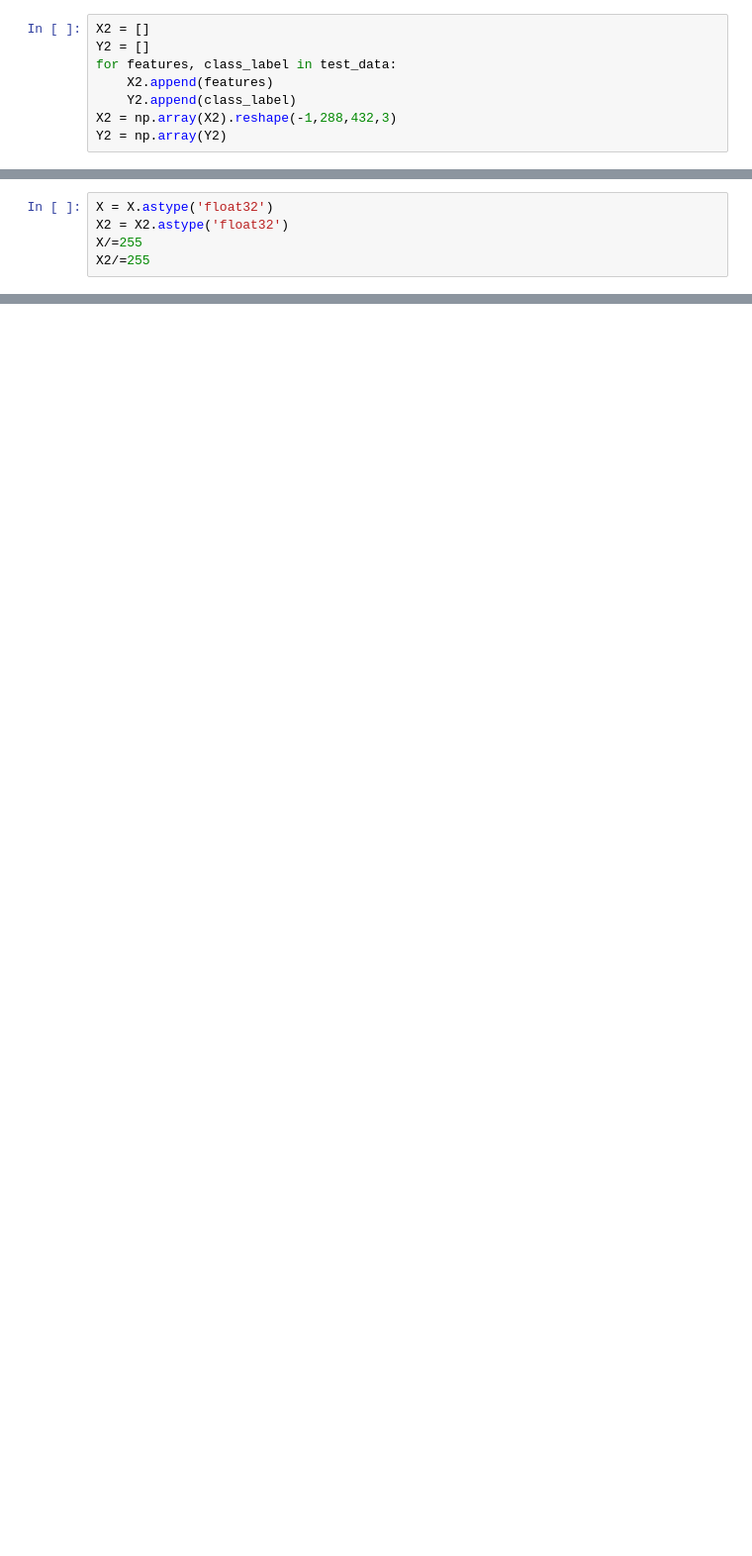
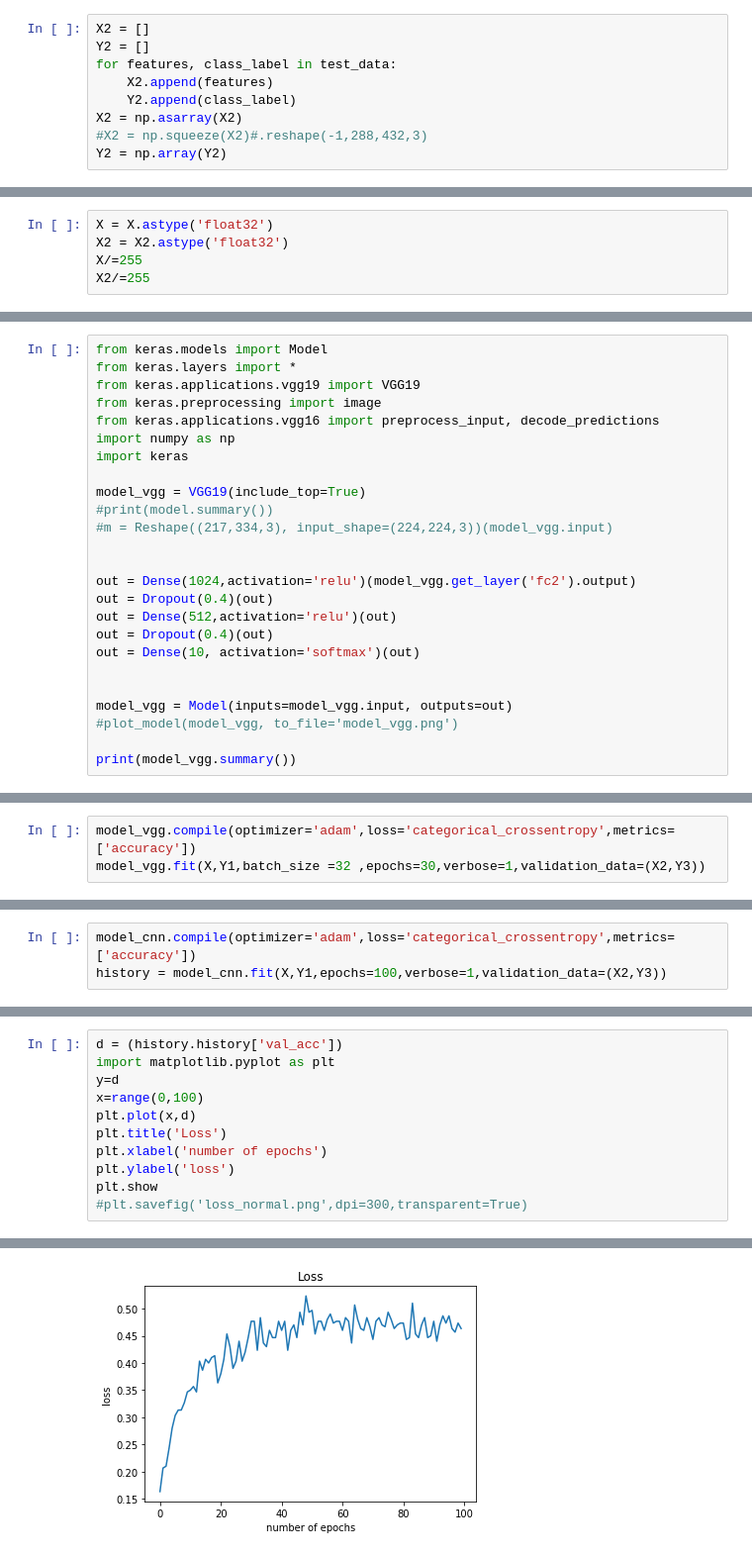
Before and after one commit to omkar1729/Music-genre-Recognition---SML, a Jupyter notebook: SML Project.ipynb, the cells around one changed output, grey strips where cells are left out. Shown at 99% size. Drawn from its saved outputs; the diff is of its cells as text; blank space fills up the shorter version.

```diff
--- a/SML Project.ipynb
+++ b/SML Project.ipynb
@@ -398,5 +548,6 @@ Y2 = []
 for features, class_label in test_data:
     X2.append(features)
     Y2.append(class_label)
-X2 = np.array(X2).reshape(-1,288,432,3)
+X2 = np.asarray(X2)
+#X2 = np.squeeze(X2)#.reshape(-1,288,432,3)
 Y2 = np.array(Y2)
@@ -462,0 +704,25 @@ model.summary()
+# %%
+from keras.models import Model
+from keras.layers import *
+from keras.applications.vgg19 import VGG19
+from keras.preprocessing import image
+from keras.applications.vgg16 import preprocess_input, decode_predictions
+import numpy as np
+import keras
+
+model_vgg = VGG19(include_top=True)
+#print(model.summary())
+#m = Reshape((217,334,3), input_shape=(224,224,3))(model_vgg.input)
+
+
+out = Dense(1024,activation='relu')(model_vgg.get_layer('fc2').output)
+out = Dropout(0.4)(out)
+out = Dense(512,activation='relu')(out)
+out = Dropout(0.4)(out)
+out = Dense(10, activation='softmax')(out)
+
+
+model_vgg = Model(inputs=model_vgg.input, outputs=out)
+#plot_model(model_vgg, to_file='model_vgg.png')
+
+print(model_vgg.summary())
@@ -462,0 +747,3 @@ model.summary()
+# %%
+model_vgg.compile(optimizer='adam',loss='categorical_crossentropy',metrics=['accuracy'])
+model_vgg.fit(X,Y1,batch_size =32 ,epochs=30,verbose=1,validation_data=(X2,Y3))
@@ -462,0 +772,3 @@ model.summary()
+# %%
+model_cnn.compile(optimizer='adam',loss='categorical_crossentropy',metrics=['accuracy'])
+history = model_cnn.fit(X,Y1,epochs=100,verbose=1,validation_data=(X2,Y3))
@@ -462,0 +793,12 @@ model.summary()
+# %%
+d = (history.history['val_acc'])
+import matplotlib.pyplot as plt
+y=d
+x=range(0,100)
+plt.plot(x,d)
+plt.title('Loss')
+plt.xlabel('number of epochs')
+plt.ylabel('loss')
+plt.show
+#plt.savefig('loss_normal.png',dpi=300,transparent=True)
+# %% [output]
@@ -463,2 +806,3 @@ model.summary()
+[figure, added]
 # %%
 model.compile(optimizer='rmsprop',loss='categorical_crossentropy',metrics=['accuracy'])
```
Also changed, not shown: parts of 44 cells of this notebook, 8 other files.
